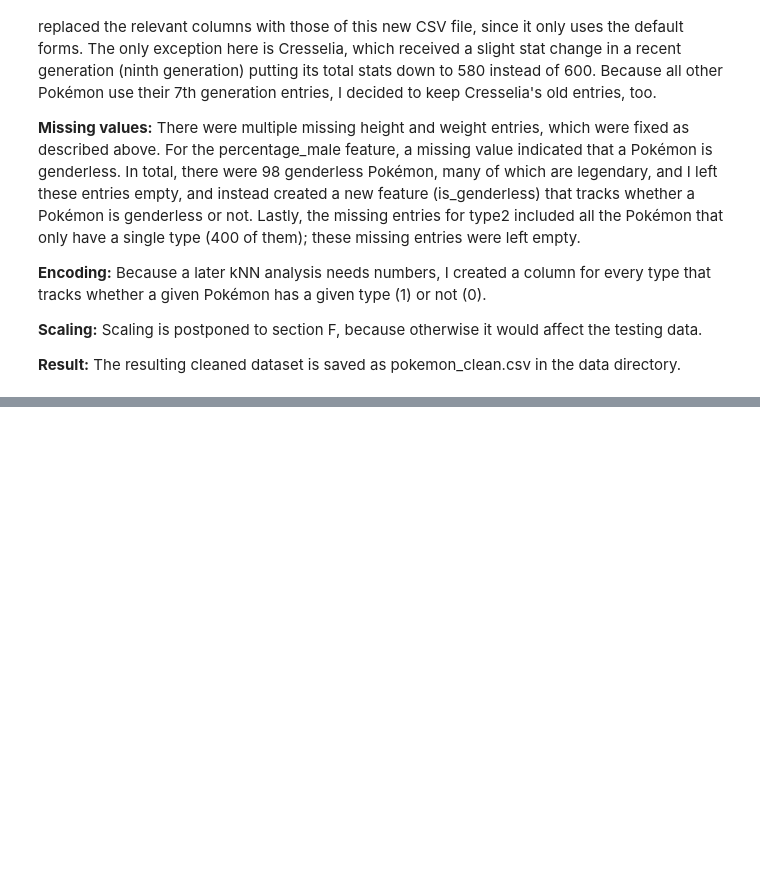
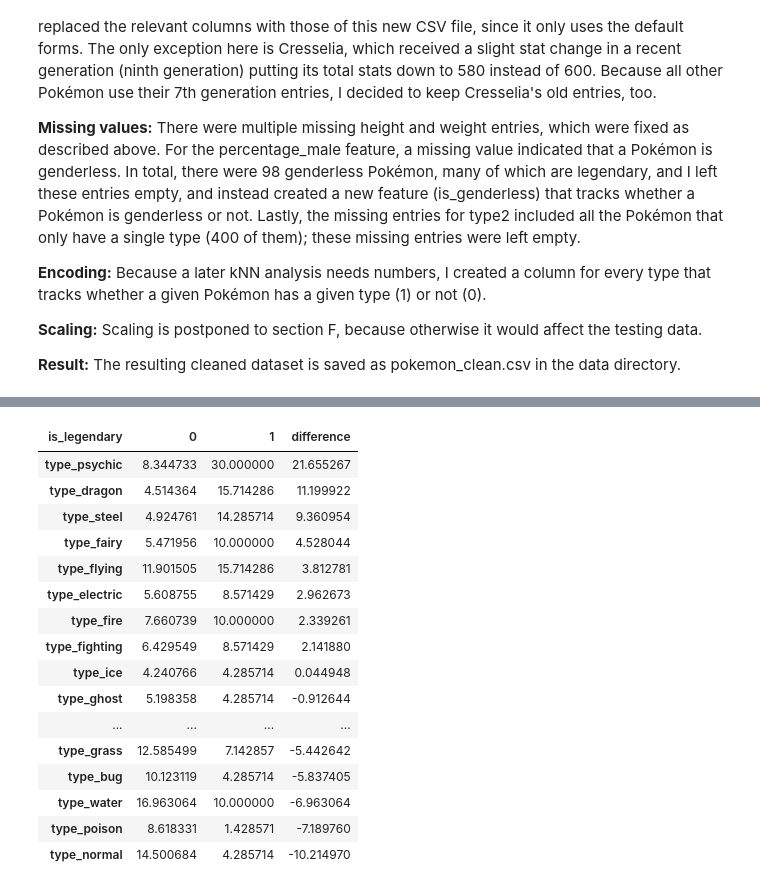
Before and after one commit to mhase27/dcs211_final_project, a Jupyter notebook: pokemon_analysis.ipynb, the cells around one changed output, grey strips where cells are left out. Saved outputs shown, nothing was run; the diff lists cells and outputs as text; code cells hidden in the pictures; blank space fills up the shorter version.

```diff
--- a/pokemon_analysis.ipynb
+++ b/pokemon_analysis.ipynb
@@ -425,0 +644,6 @@ To fix this, I used the more accurate PokéAPI to create a second CSV file with
+# %%
+# checking what share of legendaries has each type, compared to the share of non-legendaries
+
+type_columns = [f'type_{t}' for t in types_list] # using the list created before
+type_shares = df_clean.groupby('is_legendary')[type_columns].mean().T * 100 # T transposes the output and makes it easier to read
+type_shares.sort_values(1, ascending = False)
@@ -425,0 +668,22 @@ To fix this, I used the more accurate PokéAPI to create a second CSV file with
+# %%
+# directly comparing which types are under- and overrepresented, by looking at the differences
+type_shares['difference'] = type_shares[1] - type_shares[0]
+type_shares.sort_values('difference', ascending = False)
+# %% [output]
+| is_legendary | 0 | 1 | difference |
+| type_psychic | 8.344733 | 30.000000 | 21.655267 |
+| type_dragon | 4.514364 | 15.714286 | 11.199922 |
+| type_steel | 4.924761 | 14.285714 | 9.360954 |
+| type_fairy | 5.471956 | 10.000000 | 4.528044 |
+| type_flying | 11.901505 | 15.714286 | 3.812781 |
+| type_electric | 5.608755 | 8.571429 | 2.962673 |
+| type_fire | 7.660739 | 10.000000 | 2.339261 |
+| type_fighting | 6.429549 | 8.571429 | 2.141880 |
+| type_ice | 4.240766 | 4.285714 | 0.044948 |
+| type_ghost | 5.198358 | 4.285714 | -0.912644 |
+| ... | ... | ... | ... |
+| type_grass | 12.585499 | 7.142857 | -5.442642 |
+| type_bug | 10.123119 | 4.285714 | -5.837405 |
+| type_water | 16.963064 | 10.000000 | -6.963064 |
+| type_poison | 8.618331 | 1.428571 | -7.189760 |
+| type_normal | 14.500684 | 4.285714 | -10.214970 |
```
Also changed, not shown: parts of 37 cells of this notebook.
